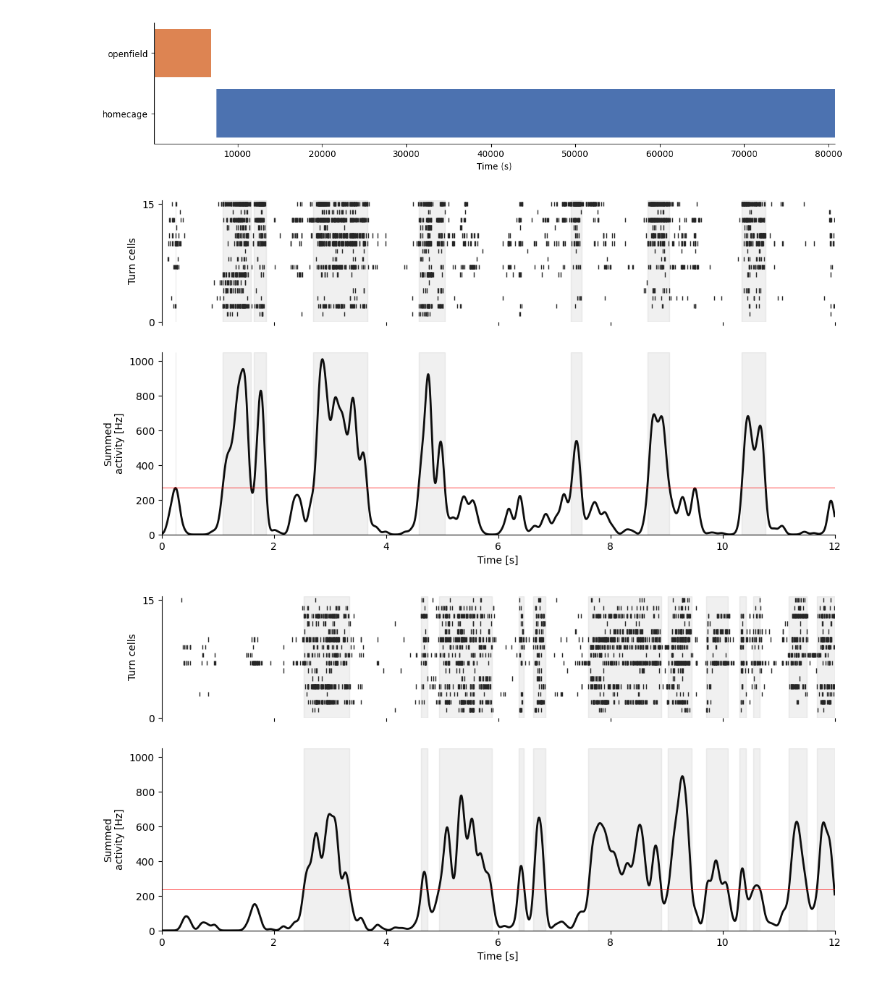
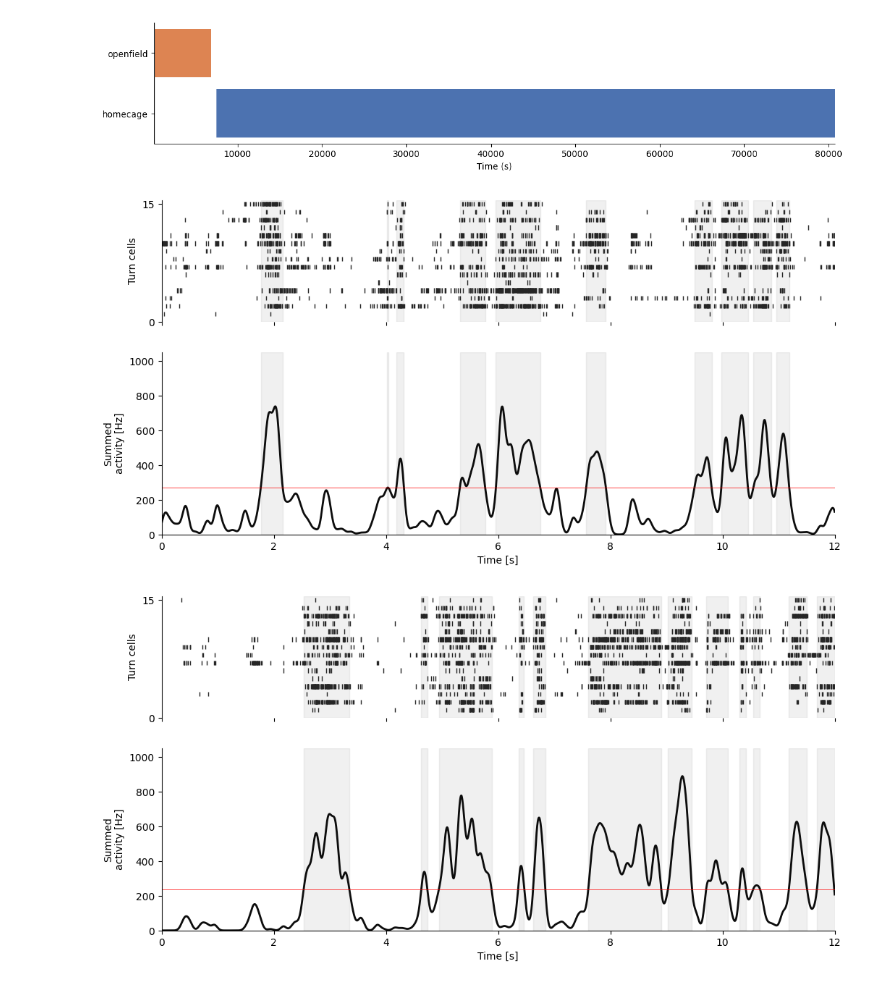
Before and after one commit to Senzai-Lab/nrem_analysis, a Jupyter notebook: notebooks/dual_recordings/visualize_sc_across_states.ipynb, the cells around one changed output. Saved outputs shown, nothing was run; the diff lists cells and outputs as text; code cells hidden in the pictures.

```diff
--- a/notebooks/dual_recordings/visualize_sc_across_states.ipynb
+++ b/notebooks/dual_recordings/visualize_sc_across_states.ipynb
@@ -117,18 +109,26 @@ turn_pv = turn_pv.smooth(std=0.05)
 # %%
+t0 = 920
+t1 = t0 + 12
+ep = nap.IntervalSet(start=t0, end=t1)
+
+turn_spikes = cw_units.restrict(ep)
+turn_pv = turn_spikes.count(bin_size=0.001).sum(axis=1) / 0.001
+turn_pv = turn_pv.smooth(std=0.05)
+
 f, ax = plot_raster_and_population_activity(
     turn_spikes,
     turn_uids,
     turn_pv,
     ep,
     wake_thr,
     wake_pevents,
 )
 
-plt.savefig(FIGURES_DIR / "snapshots" / "wake_cw.svg", format='svg', bbox_inches='tight')
-plt.savefig(FIGURES_DIR / "snapshots" / "wake_cw.png", format='png', bbox_inches='tight')
+plt.savefig(FIGURES_DIR / "snapshots" / "wake_cw2.svg", format='svg', bbox_inches='tight')
+plt.savefig(FIGURES_DIR / "snapshots" / "wake_cw2.png", format='png', bbox_inches='tight')
 plt.show()
 # %% [output]
-[figure, old version]
+[figure, new version]
 # %%
 t0 = 17100
 t1 = t0 + 12
```
Also changed, not shown: parts of 1 cell of this notebook, 2 other files.
